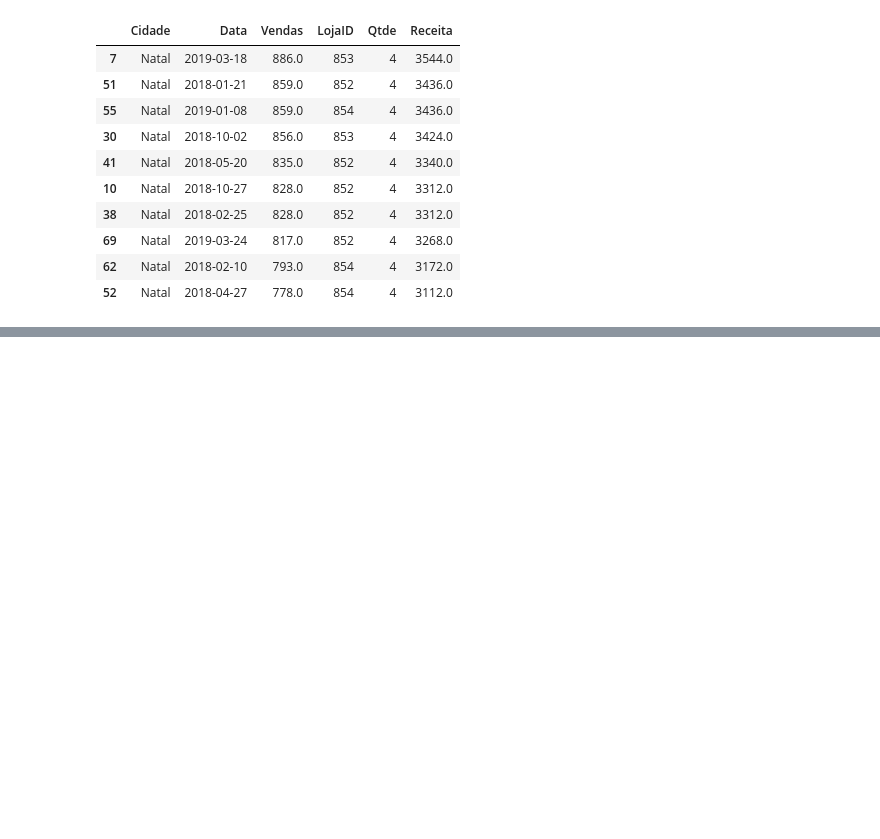
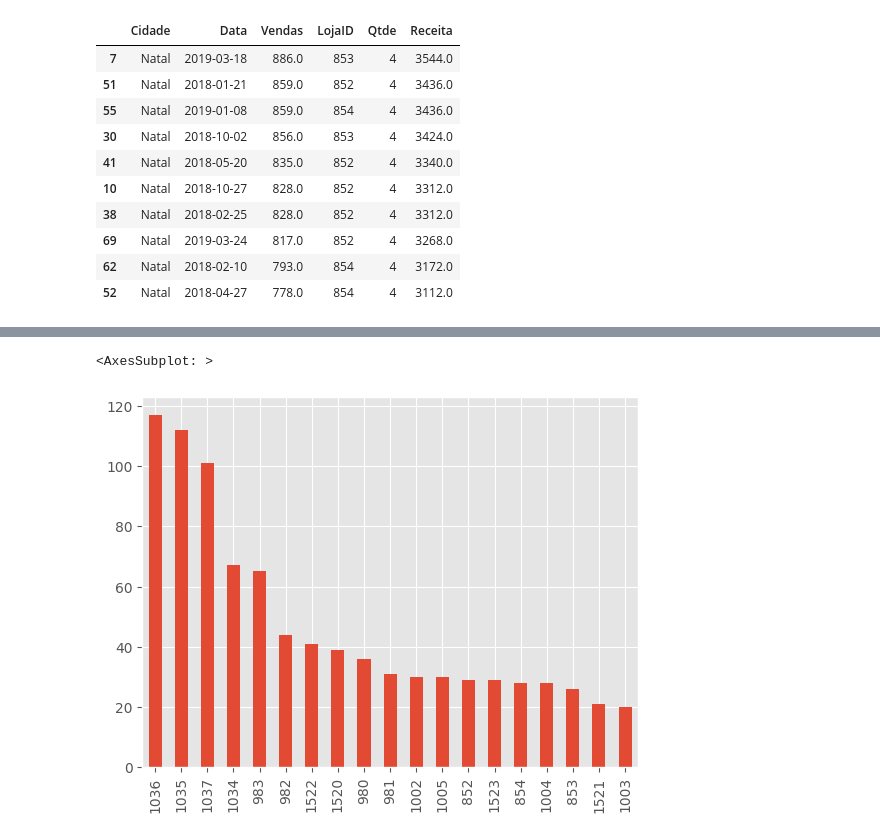
Before and after one commit to helderlopess/desafio_datascience_DIO_UNIMED, a Jupyter notebook: Desafio_codigo_excel.ipynb, the cells around one changed output, grey strips where cells are left out. Drawn from its saved outputs; the diff is of its cells as text; code cells hidden in the pictures; blank space fills up the shorter version.

Commit message:
Fim do bloco de analise grafica
final das analises do df de vendas e das exportações dos arquivos de plot

```diff
--- a/Desafio_codigo_excel.ipynb
+++ b/Desafio_codigo_excel.ipynb
@@ -148,0 +151,3 @@ vendas.sort_values("Receita", ascending=False).head(10)
+# %%
+#passando a coluna data da o formatao date time
+vendas["Data"] = pd.to_datetime(vendas["Data"])
@@ -148,0 +173,2 @@ vendas.sort_values("Receita", ascending=False).head(10)
+# %%
+vendas["Ano_venda"] = vendas["Data"].dt.year
@@ -148,0 +201,3 @@ vendas.sort_values("Receita", ascending=False).head(10)
+# %%
+#calculando a diferença entre a primeira data e data data do df
+vendas["diferença_dias"] = vendas["Data"] - vendas["Data"].min()
@@ -148,0 +213,3 @@ vendas.sort_values("Receita", ascending=False).head(10)
+# %%
+#exibindo o trimestre
+vendas["trimestre"] = vendas["Data"].dt.quarter
@@ -148,0 +281,7 @@ vendas.sort_values("Receita", ascending=False).head(10)
+# %%
+#grafico de barras
+
+vendas["LojaID"].value_counts(ascending=False).plot.bar()
+# %% [output]
+<AxesSubplot: >
+[figure, added]
```
Also changed, not shown: parts of 26 cells of this notebook.
